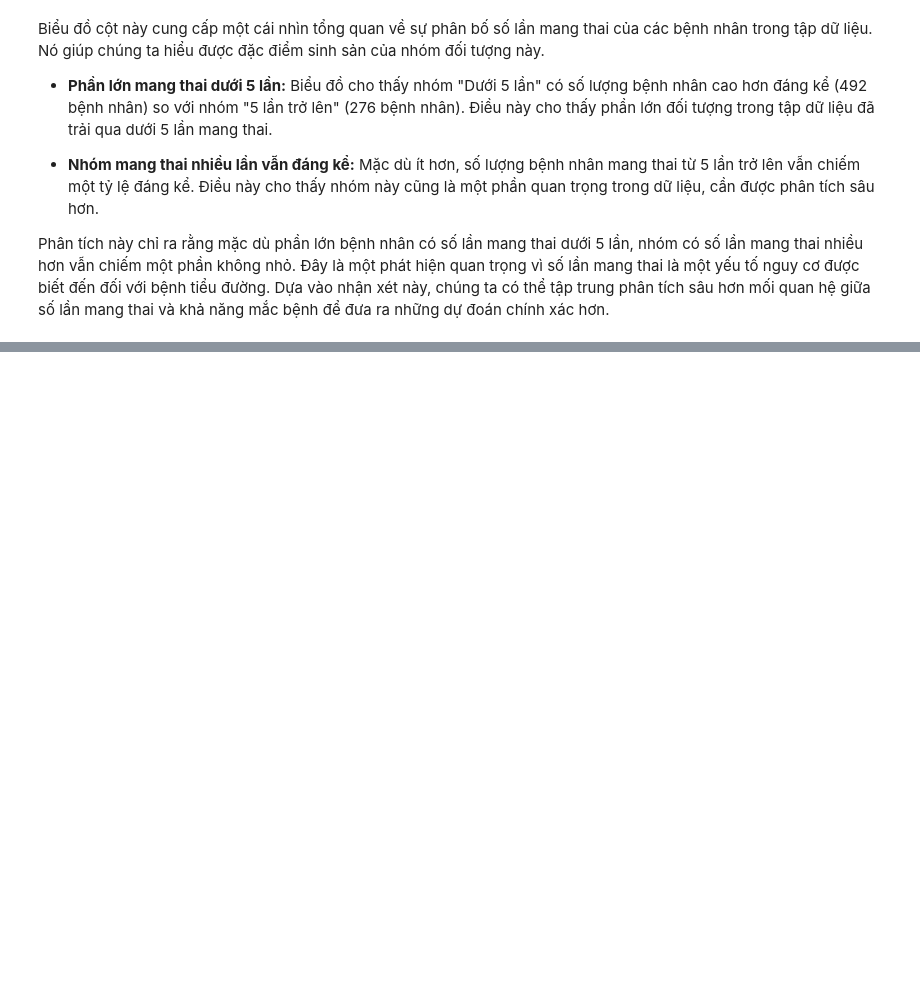
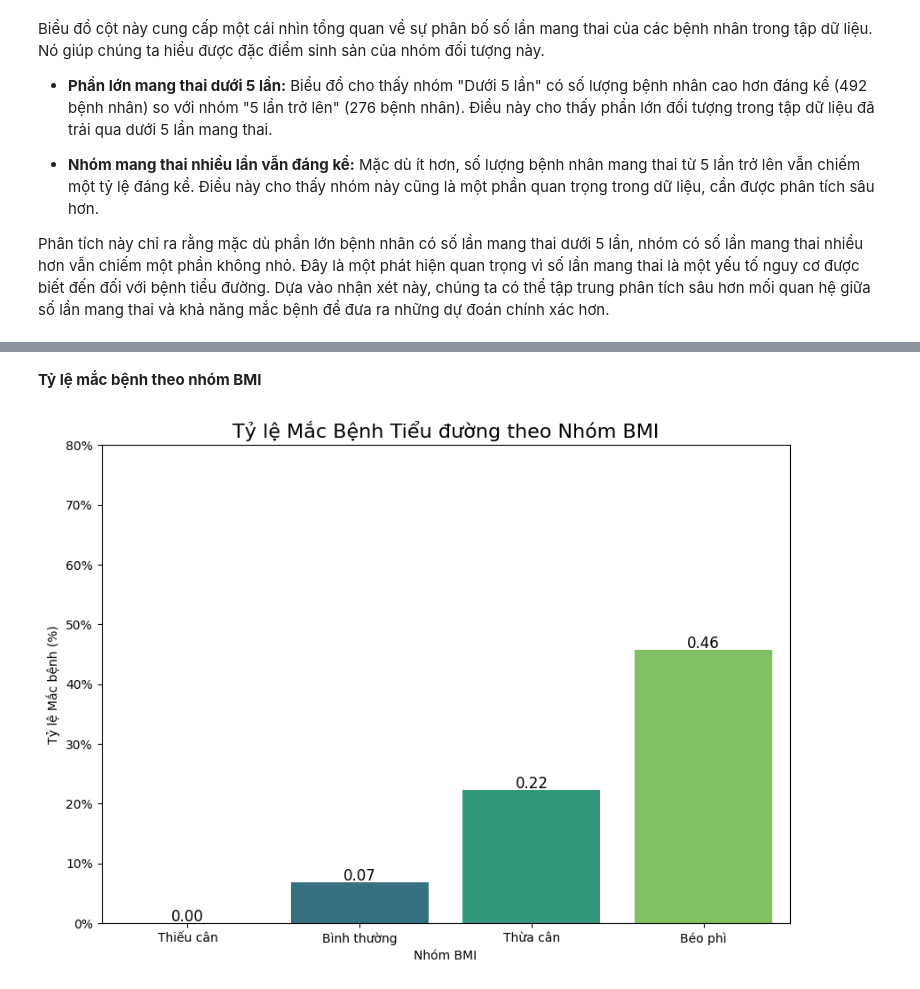
Before and after one commit to Mint0511/PTDL-25-26, a Jupyter notebook: minh.ipynb, the cells around one changed output, grey strips where cells are left out. Cells and saved outputs as stored; diff of their text form; code cells hidden in the pictures; blank space fills up the shorter version.

```diff
--- a/minh.ipynb
+++ b/minh.ipynb
@@ -667,0 +727,49 @@ Phân tích này chỉ ra rằng mặc dù phần lớn bệnh nhân có số l
+# %% [markdown]
+**Tỷ lệ mắc bệnh theo nhóm BMI**
+# %%
+import pandas as pd
+import matplotlib.pyplot as plt
+import seaborn as sns
+from matplotlib.ticker import PercentFormatter
+
+# Giả sử bạn đã có DataFrame 'df1' sau khi làm sạch
+
+# Bước 1: Phân loại BMI thành các nhóm
+def categorize_bmi(bmi):
+    if bmi < 18.5:
+        return 'Thiếu cân'
+    elif 18.5 <= bmi < 25.0:
+        return 'Bình thường'
+    elif 25.0 <= bmi < 30.0:
+        return 'Thừa cân'
+    else:
+        return 'Béo phì'
+
+df1['BMI_Category'] = df1['BMI'].apply(categorize_bmi)
+
+# Bước 2: Tính tỷ lệ mắc bệnh (Outcome) cho từng nhóm
+bmi_diabetes_rate = df1.groupby('BMI_Category')['Outcome'].mean().reset_index()
+
+# Bước 3: Sắp xếp các nhóm để biểu đồ hiển thị đúng thứ tự
+bmi_order = ['Thiếu cân', 'Bình thường', 'Thừa cân', 'Béo phì']
+bmi_diabetes_rate['BMI_Category'] = pd.Categorical(bmi_diabetes_rate['BMI_Category'], categories=bmi_order, ordered=True)
+bmi_diabetes_rate = bmi_diabetes_rate.sort_values('BMI_Category')
+
+# Bước 4: Tạo biểu đồ cột
+plt.figure(figsize=(10, 7))
+ax = sns.barplot(x='BMI_Category', y='Outcome', data=bmi_diabetes_rate, palette='viridis', hue='BMI_Category', legend=False)
+plt.gca().yaxis.set_major_formatter(PercentFormatter(1.0))
+plt.title('Tỷ lệ Mắc Bệnh Tiểu đường theo Nhóm BMI', fontsize=16)
+plt.xlabel('Nhóm BMI')
+plt.ylabel('Tỷ lệ Mắc bệnh (%)')
+
+for p in ax.patches:
+    ax.annotate(f'{p.get_height():.2f}',
+                (p.get_x() + p.get_width() / 2., p.get_height()),
+                ha='center', va='center', fontsize=12, color='black', xytext=(0, 5),
+                textcoords='offset points')
+
+plt.ylim(0, 0.8)
+plt.show()
+# %% [output]
+[figure, added]
```
Also changed, not shown: parts of 14 cells of this notebook.
